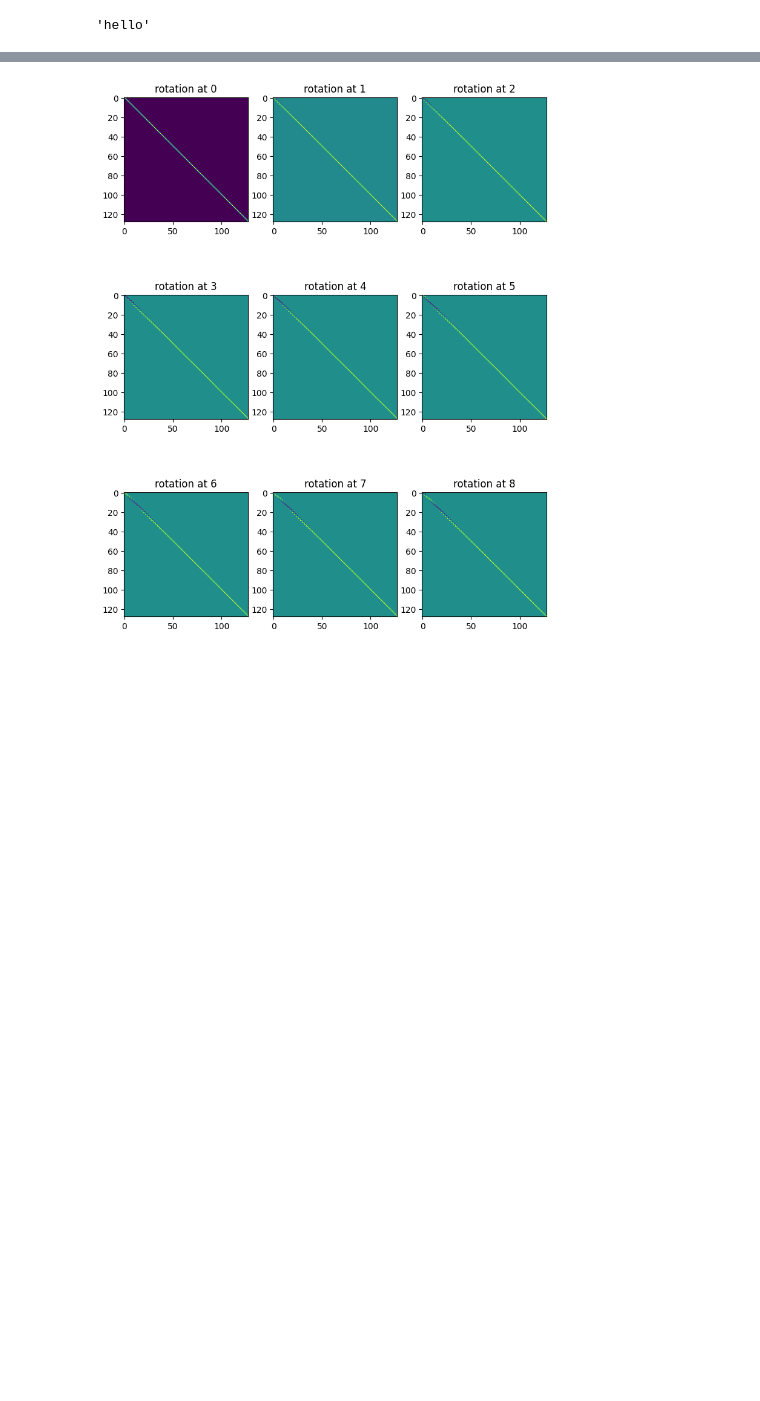
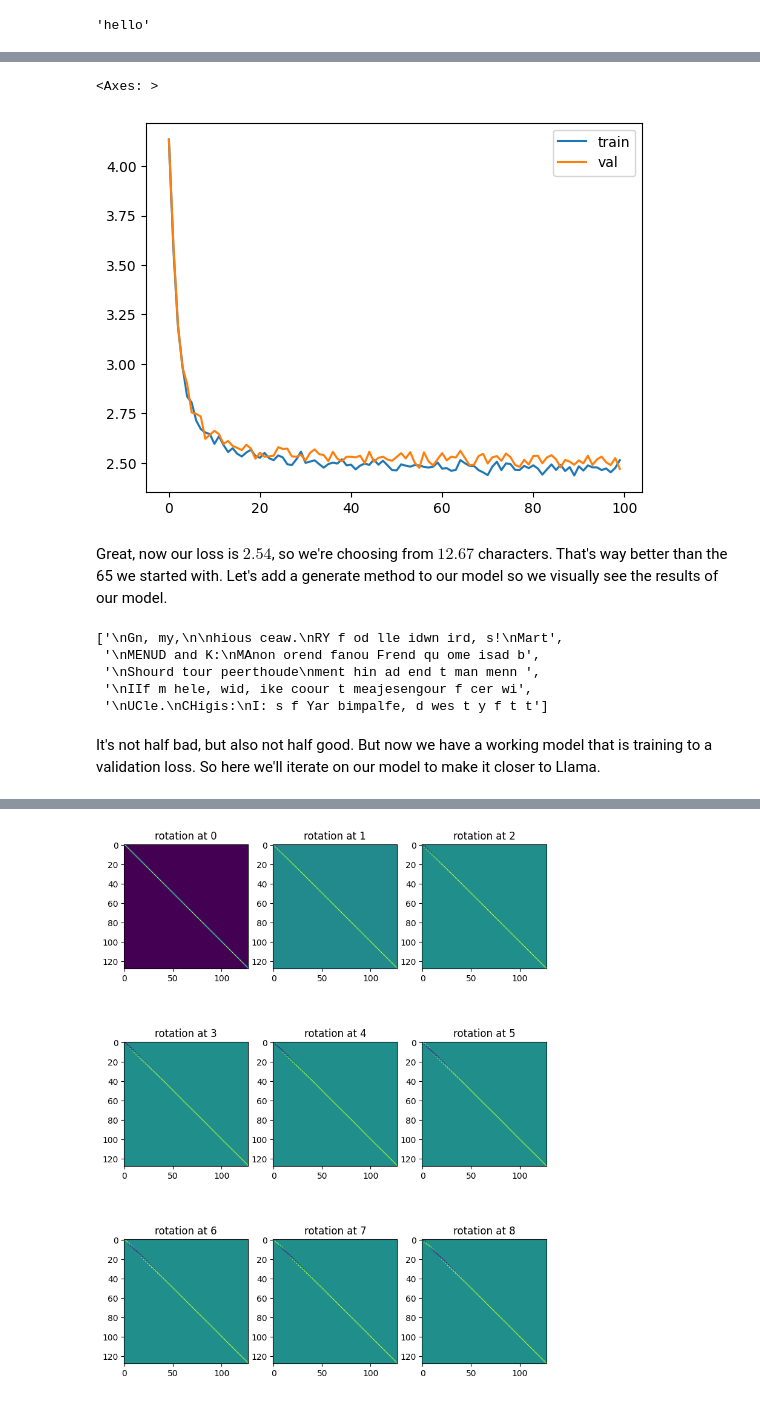
Before and after one commit to bkitano/llama-from-scratch, a Jupyter notebook: llama2.ipynb, the cells around one changed output, grey strips where cells are left out. Drawn from its saved outputs; the diff is of its cells as text; code cells hidden in the pictures; blank space fills up the shorter version.

```diff
--- a/llama2.ipynb
+++ b/llama2.ipynb
@@ -108,0 +223,42 @@ class SwiGLU(nn.Module):
+# %%
+config = {
+    "d_model": 128,
+    "batch_size": 32,
+    "context_window": 16,
+    "vocab_size": len(vocab),
+    "epochs": 1000,
+    "log_interval": 10,
+}
+
+class SimpleModel(nn.Module):
+    def __init__(self, config):
+        super().__init__()
+        self.config = config
+
+        self.embedding = nn.Embedding(config['vocab_size'], config['d_model'])
+        self.linear = nn.Sequential(
+            nn.Linear(config['d_model'], config['d_model']),
+            nn.ReLU(),
+            nn.Linear(config['d_model'], config['vocab_size']),
+        )
+
+        print("model params:", sum([m.numel() for m in self.parameters()]))
+
+    def forward(self, idx, targets=None):
+        x = self.embedding(idx)
+        logits = self.linear(x)
+
+        if targets is not None:
+            loss = F.cross_entropy(logits.view(-1, config['vocab_size']), targets.view(-1))
+            return logits, loss
+
+        else:
+            return logits
+
+model = SimpleModel(config)
+xs, ys = get_batches(dataset, 'train', config['batch_size'], config['context_window'])
+
+logits, loss = model(xs, ys)
+optimizer = torch.optim.Adam(model.parameters())
+train(model, optimizer)
+# %% [output]
@@ -108,0 +267,29 @@ class SwiGLU(nn.Module):
+<Axes: >
+[figure, added]
+# %% [markdown]
+Great, now our loss is $2.54$, so we're choosing from $12.67$ characters. That's way better than the 65 we started with. Let's add a generate method to our model so we visually see the results of our model.
+# %%
+def generate(model, config, max_new_tokens=30):
+    idx = torch.zeros(5, 1).long()
+    for _ in range(max_new_tokens):
+        # call the model
+        logits = model(idx[:, -config['context_window']:])
+        last_time_step_logits = logits[
+            :, -1, :
+        ]  # all the batches (1), last time step, all the logits
+        p = F.softmax(last_time_step_logits, dim=-1)  # softmax to get probabilities
+        idx_next = torch.multinomial(
+            p, num_samples=1
+        )  # sample from the distribution to get the next token
+        idx = torch.cat([idx, idx_next], dim=-1)  # append to the sequence
+    return [decode(x) for x in idx.tolist()]
+
+generate(model, config, 50)
+# %% [output]
+['\nGn, my,\n\nhious ceaw.\nRY f od lle idwn ird, s!\nMart',
+ '\nMENUD and K:\nMAnon orend fanou Frend qu ome isad b',
+ '\nShourd tour peerthoude\nment hin ad end t man menn ',
+ '\nIIf m hele, wid, ike coour t meajesengour f cer wi',
+ '\nUCle.\nCHigis:\nI: s f Yar bimpalfe, d wes t y f t t']
+# %% [markdown]
+It's not half bad, but also not half good. But now we have a working model that is training to a validation loss. So here we'll iterate on our model to make it closer to Llama.
```
Also changed, not shown: parts of 39 cells of this notebook.
